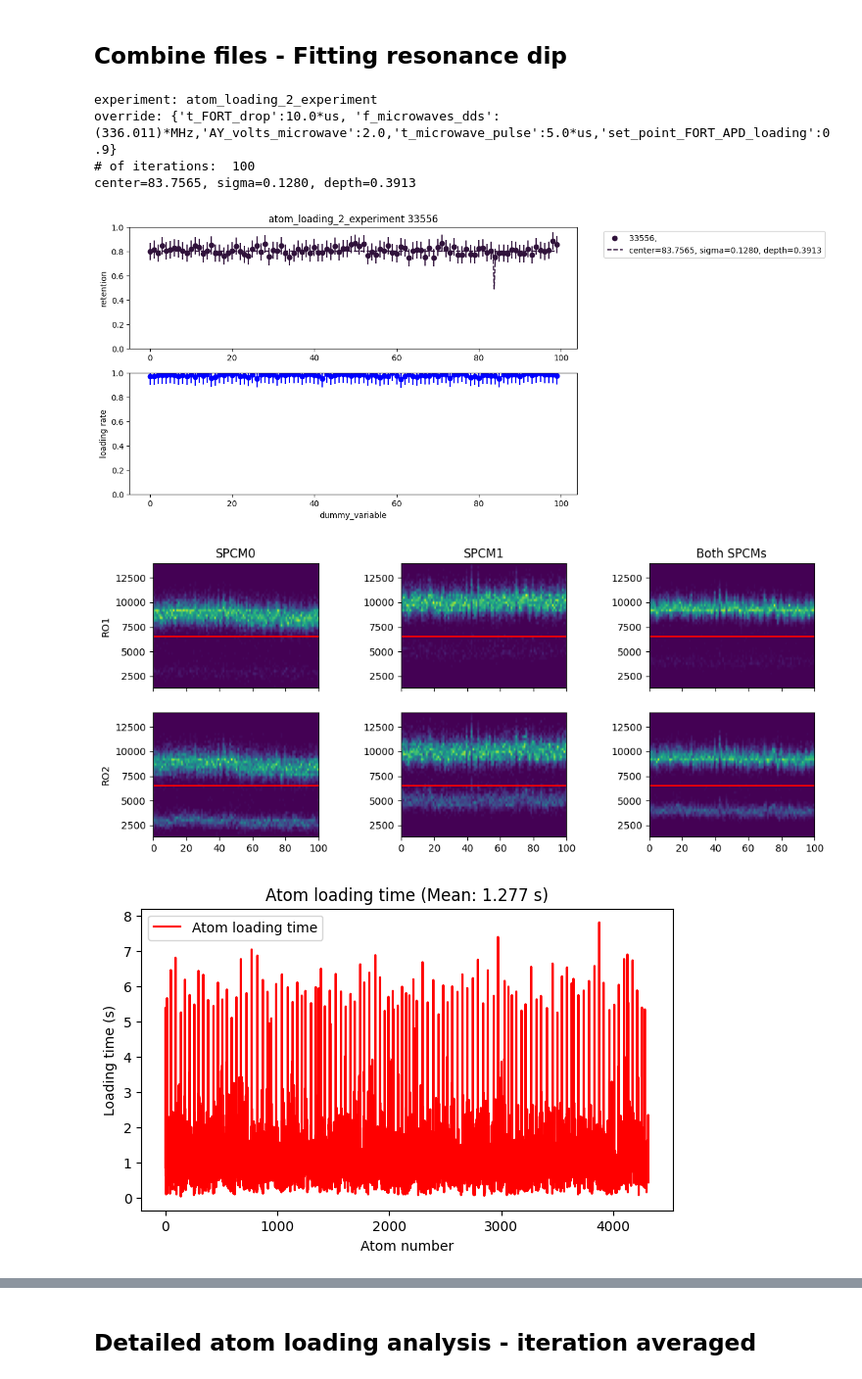
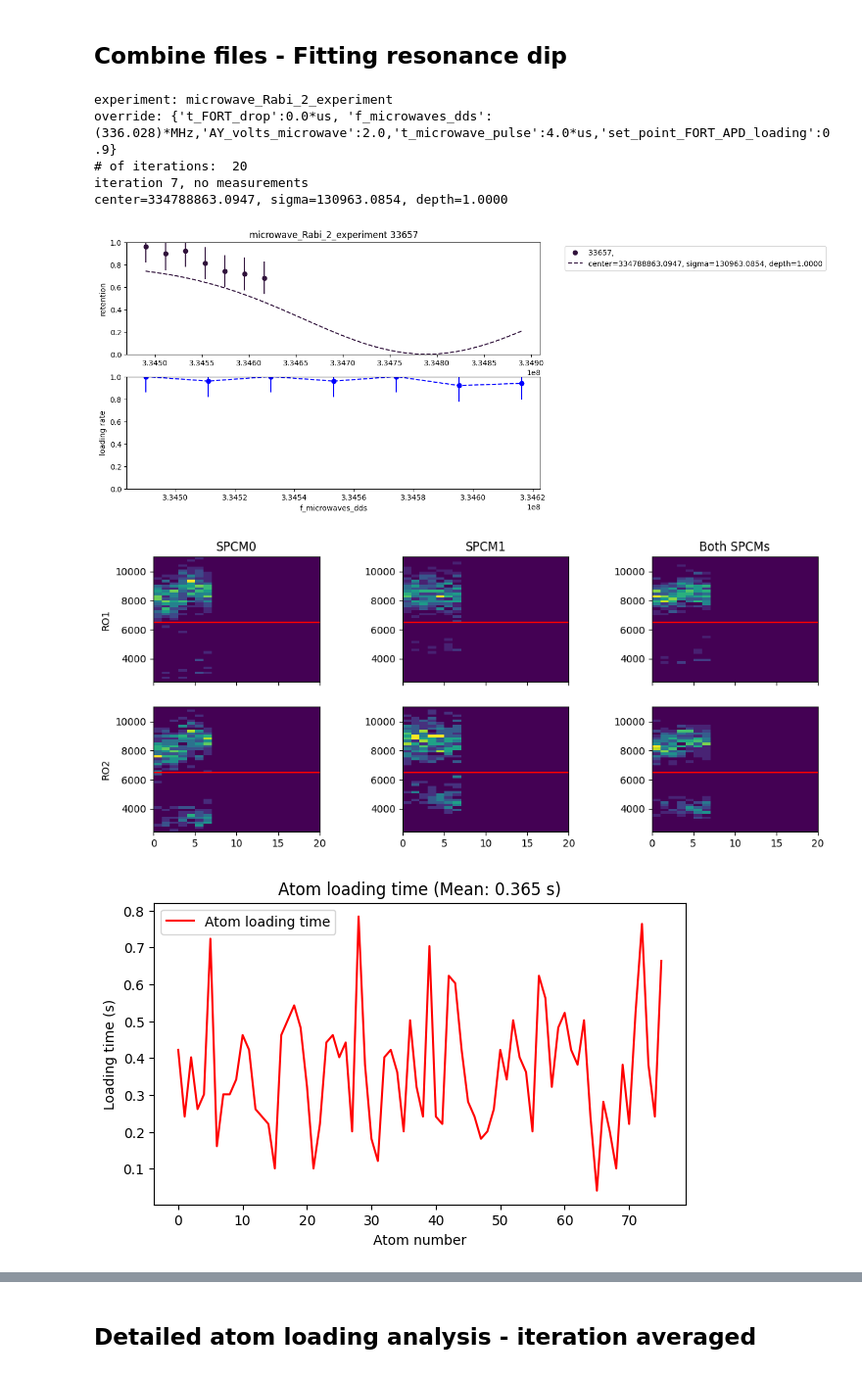
Before and after one commit to QuantumQuadrate/qn_artiq_routines, a Jupyter notebook: Analysis/Single atom analysis/atom_loading_analysis_2025.ipynb, the cells around one changed output, grey strips where cells are left out. Shown at 98% size. Drawn from its saved outputs; the diff is of its cells as text; code cells hidden in the pictures.

```diff
--- a/Analysis/Single atom analysis/atom_loading_analysis_2025.ipynb
+++ b/Analysis/Single atom analysis/atom_loading_analysis_2025.ipynb
@@ -23,7 +23,7 @@ print(set_point_PD6_AOM_A6)
 0.078
 0.078
 # %%
-date_filters = ["2026-02-14","2026-02-15"]
+date_filters = ["2026-02-18"]
 
 from matplotlib import pyplot as plt
 import matplotlib as mpl
@@ -100,7 +91,7 @@ With fitting the resonance for microwave scans
 """
 ### the file(s) to analyze:
 file_indices = {
-    0:'',
+    6:'',
     # 45:'',
     # 47:'',
     # 49:'',
@@ -374,37 +365,38 @@ plt.show()
 combined_atom_loading_times = list(itertools.chain(*all_atom_loading_times))
 mean_loading_time = np.mean(combined_atom_loading_times)
 plt.figure(figsize=(7, 4))
 plt.plot(combined_atom_loading_times, 'r-', label='Atom loading time')
 plt.xlabel("Atom number")
 plt.ylabel("Loading time (s)")
 plt.title(f"Atom loading time (Mean: {mean_loading_time:.3f} s)")
 # plt.title(f"Combined Atom Loading Time for All Files")
 plt.legend(loc='best')
 plt.show()
 
 
 #### Plot FORT multimode fiber
 plt.figure(figsize=(7, 4))
 plt.plot(FORT_MM_monitor, 'r-', label='FORT multimode fiber')
 plt.xlabel("feedback run number")
 plt.ylabel("FORT MM monitor")
 # plt.title(f"FORT MM fiber")
 plt.legend(loc='best')
 plt.show()
 
 
 # Plot the histogram of combined Atom_loading_time
 plt.figure(figsize=(7, 4))
 plt.hist(combined_atom_loading_times, bins=50, edgecolor='black', alpha=0.7)
 plt.xlabel("Atom Loading Time (s)")
 plt.ylabel("Frequency")
 plt.title(f"Histogram of Combined Atom Loading Time")
 plt.show()
 # %% [output]
-experiment: atom_loading_2_experiment
-override: {'t_FORT_drop':10.0*us, 'f_microwaves_dds':(336.011)*MHz,'AY_volts_microwave':2.0,'t_microwave_pulse':5.0*us,'set_point_FORT_APD_loading':0.9}
-# of iterations:  100
-center=83.7565, sigma=0.1280, depth=0.3913
+experiment: microwave_Rabi_2_experiment
+override: {'t_FORT_drop':0.0*us, 'f_microwaves_dds':(336.028)*MHz,'AY_volts_microwave':2.0,'t_microwave_pulse':4.0*us,'set_point_FORT_APD_loading':0.9}
+# of iterations:  20
+iteration 7, no measurements
+center=334788863.0947, sigma=130963.0854, depth=1.0000
-[figure, old version]
+[figure, new version]
-[figure, old version]
+[figure, new version]
-[figure, old version]
+[figure, new version]
```
Also changed, not shown: parts of 20 cells of this notebook, 4 other files.
